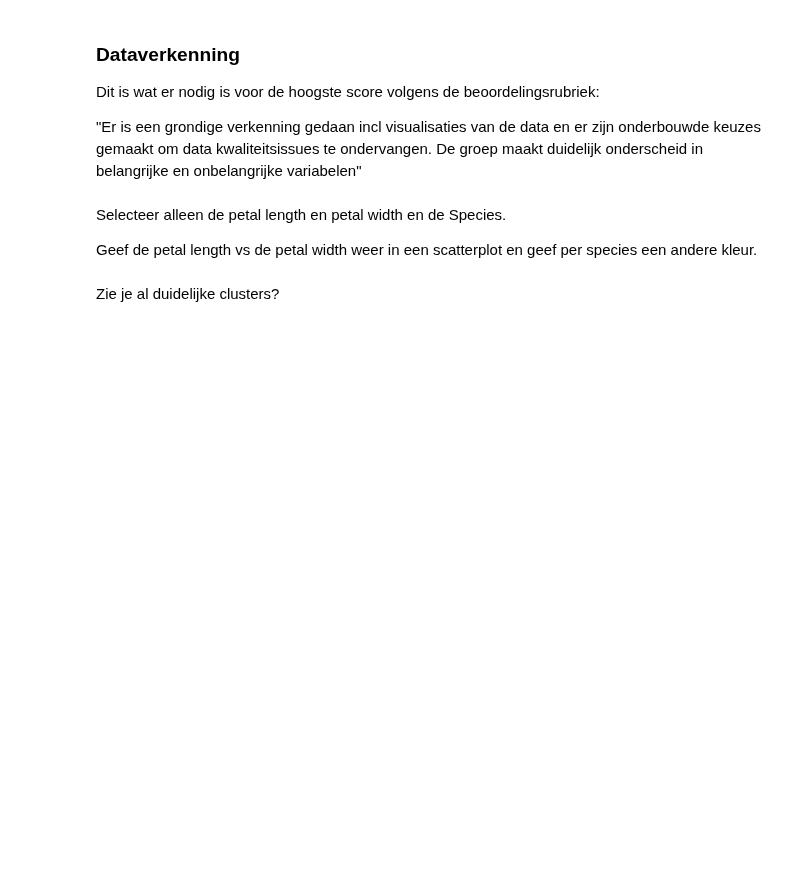
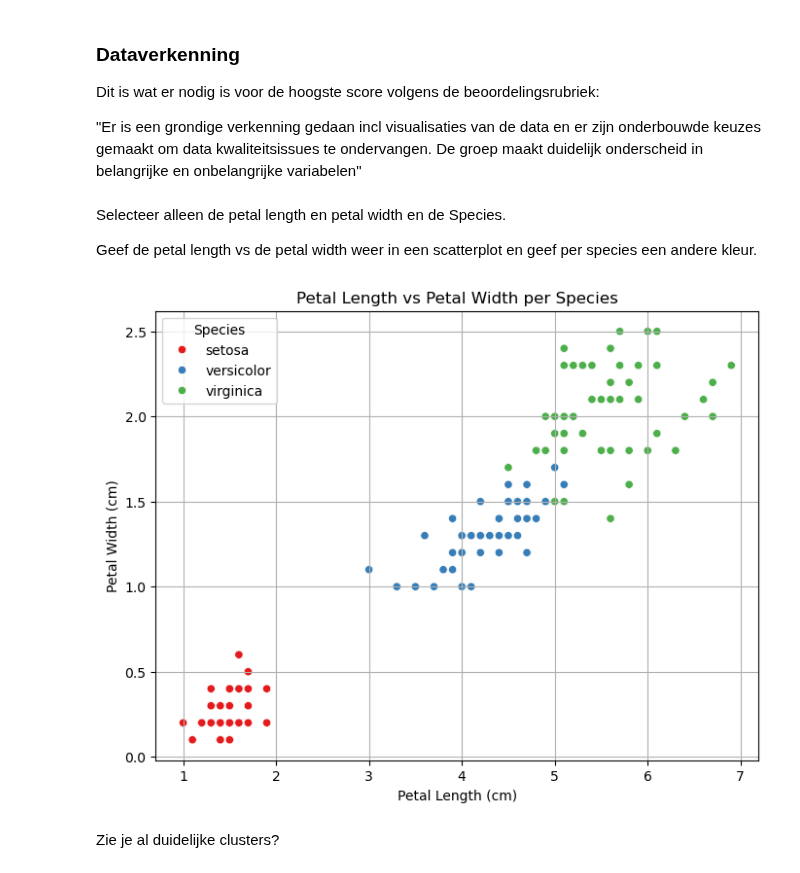
Before and after one commit to yanj27/Smart_Industry, a Jupyter notebook: Data Mining/Opdracht 3/Data Mining - Opdracht 3 (Clustering).ipynb, the cells around one changed output. Drawn from its saved outputs; the diff is of its cells as text; code cells hidden in the pictures; blank space fills up the shorter version.

```diff
--- a/Data Mining/Opdracht 3/Data Mining - Opdracht 3 (Clustering).ipynb
+++ b/Data Mining/Opdracht 3/Data Mining - Opdracht 3 (Clustering).ipynb
@@ -127,7 +127,34 @@ Selecteer alleen de petal length en petal width en de Species.
 
 Geef de petal length vs de petal width weer in een scatterplot en geef per species een andere kleur.
 # %%
-(code cell)
+import pandas as pd
+import matplotlib.pyplot as plt
+import seaborn as sns
+from sklearn import datasets
+
+iris = datasets.load_iris()
+
+df = pd.DataFrame(data=iris.data, columns=iris.feature_names)
+df['species'] = pd.Categorical.from_codes(iris.target, iris.target_names)
+
+df_selected = df[['petal length (cm)', 'petal width (cm)', 'species']]
+
+plt.figure(figsize=(8, 6))
+sns.scatterplot(
+    data=df_selected,
+    x='petal length (cm)',
+    y='petal width (cm)',
+    hue='species',
+    palette='Set1'
+)
+plt.title('Petal Length vs Petal Width per Species')
+plt.xlabel('Petal Length (cm)')
+plt.ylabel('Petal Width (cm)')
+plt.legend(title='Species')
+plt.grid(True)
+plt.show()
+# %% [output]
+[figure, added]
 # %% [markdown]
 Zie je al duidelijke clusters?
 # %% [markdown]
```
Also changed, not shown: parts of 16 cells of this notebook.
